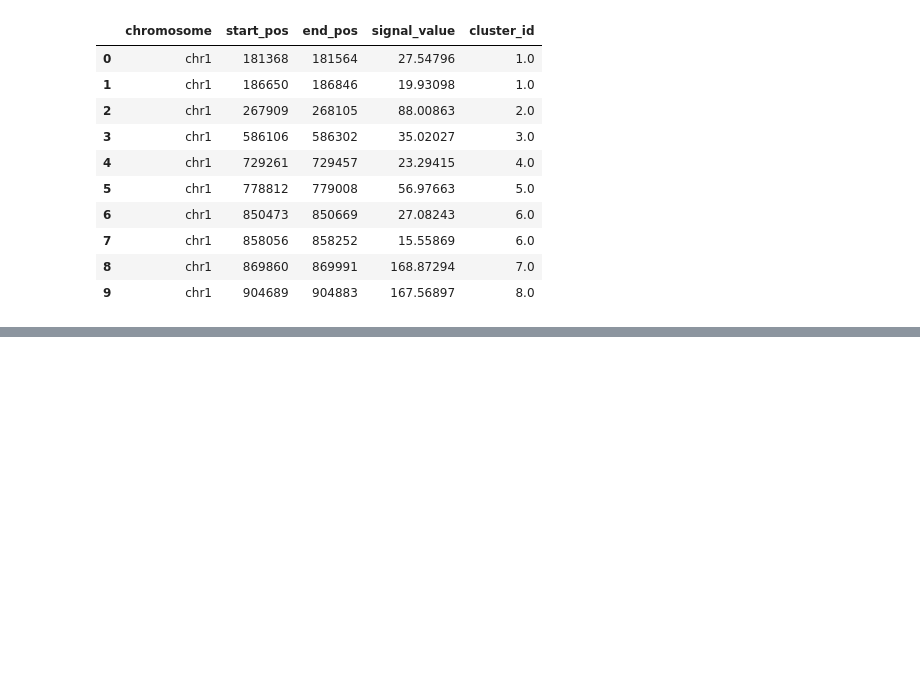
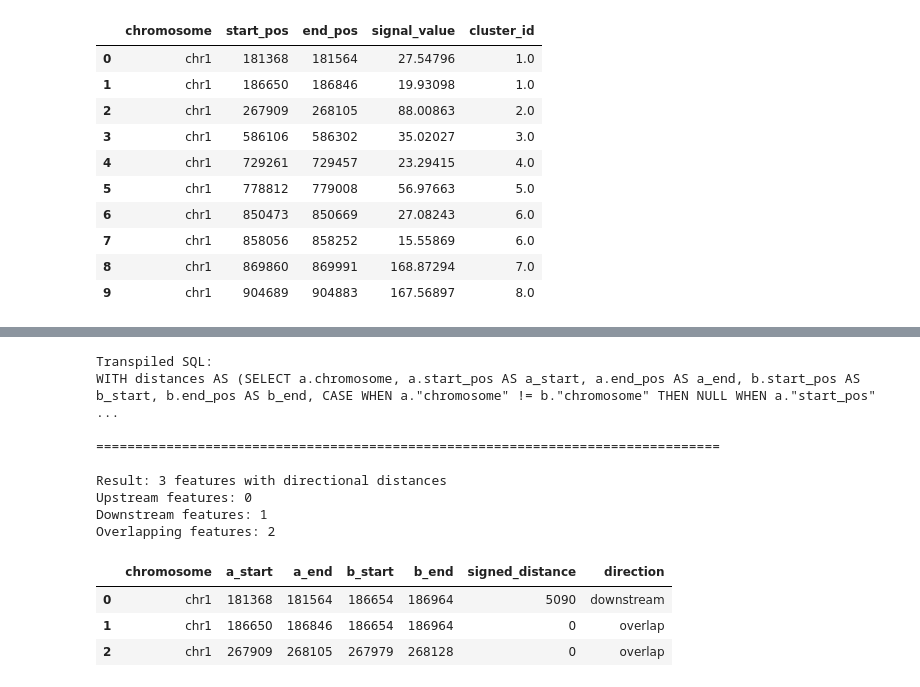
Before and after one commit to abdenlab/giql, a Jupyter notebook: demo.ipynb, the cells around one changed output, grey strips where cells are left out. Drawn from its saved outputs; the diff is of its cells as text; code cells hidden in the pictures; blank space fills up the shorter version.

```diff
--- a/demo.ipynb
+++ b/demo.ipynb
@@ -533,0 +545,68 @@ Number of unique clusters: 3692
+# %%
+# Define GIQL query with signed distance
+# Signed distance (signed=true) returns negative values for upstream features and positive for downstream
+# This is similar to bedtools closest -D ref
+giql_query = """
+    WITH distances AS (
+        SELECT
+            a.chromosome,
+            a.start_pos AS a_start,
+            a.end_pos AS a_end,
+            b.start_pos AS b_start,
+            b.end_pos AS b_end,
+            DISTANCE(a.position, b.position, signed=true) AS signed_distance,
+            ROW_NUMBER() OVER (
+                PARTITION BY a.chromosome, a.start_pos, a.end_pos
+                ORDER BY ABS(DISTANCE(a.position, b.position, signed=true))
+            ) AS rank
+        FROM features_a a
+        CROSS JOIN features_b b
+        WHERE a.chromosome = b.chromosome
+            AND a.chromosome = 'chr1'
+            AND a.start_pos < 500000
+    )
+    SELECT
+        chromosome,
+        a_start,
+        a_end,
+        b_start,
+        b_end,
+        signed_distance,
+        CASE
+            WHEN signed_distance < 0 THEN 'upstream'
+            WHEN signed_distance > 0 THEN 'downstream'
+            ELSE 'overlap'
+        END AS direction
+    FROM distances
+    WHERE rank = 1
+    ORDER BY chromosome, a_start
+"""
+
+# Transpile to SQL
+sql = engine.transpile(giql_query)
+print("Transpiled SQL:")
+print(format_sql(sql))
+print("\n" + "="*80 + "\n")
+
+# Execute with DuckDB via GIQL engine
+cursor = engine.conn.execute(sql)
+result = cursor.df()  # Get result as pandas DataFrame
+print(f"Result: {len(result)} features with directional distances")
+print(f"Upstream features: {(result['signed_distance'] < 0).sum()}")
+print(f"Downstream features: {(result['signed_distance'] > 0).sum()}")
+print(f"Overlapping features: {(result['signed_distance'] == 0).sum()}")
+result.head(10)
+# %% [output]
+Transpiled SQL:
+WITH distances AS (SELECT a.chromosome, a.start_pos AS a_start, a.end_pos AS a_end, b.start_pos AS b_start, b.end_pos AS b_end, CASE WHEN a."chromosome" != b."chromosome" THEN NULL WHEN a."start_pos"  ...
+
+================================================================================
+
+Result: 3 features with directional distances
+Upstream features: 0
+Downstream features: 1
+Overlapping features: 2
+|  | chromosome | a_start | a_end | b_start | b_end | signed_distance | direction |
+| 0 | chr1 | 181368 | 181564 | 186654 | 186964 | 5090 | downstream |
+| 1 | chr1 | 186650 | 186846 | 186654 | 186964 | 0 | overlap |
+| 2 | chr1 | 267909 | 268105 | 267979 | 268128 | 0 | overlap |
```
Also changed, not shown: parts of 10 cells of this notebook.
